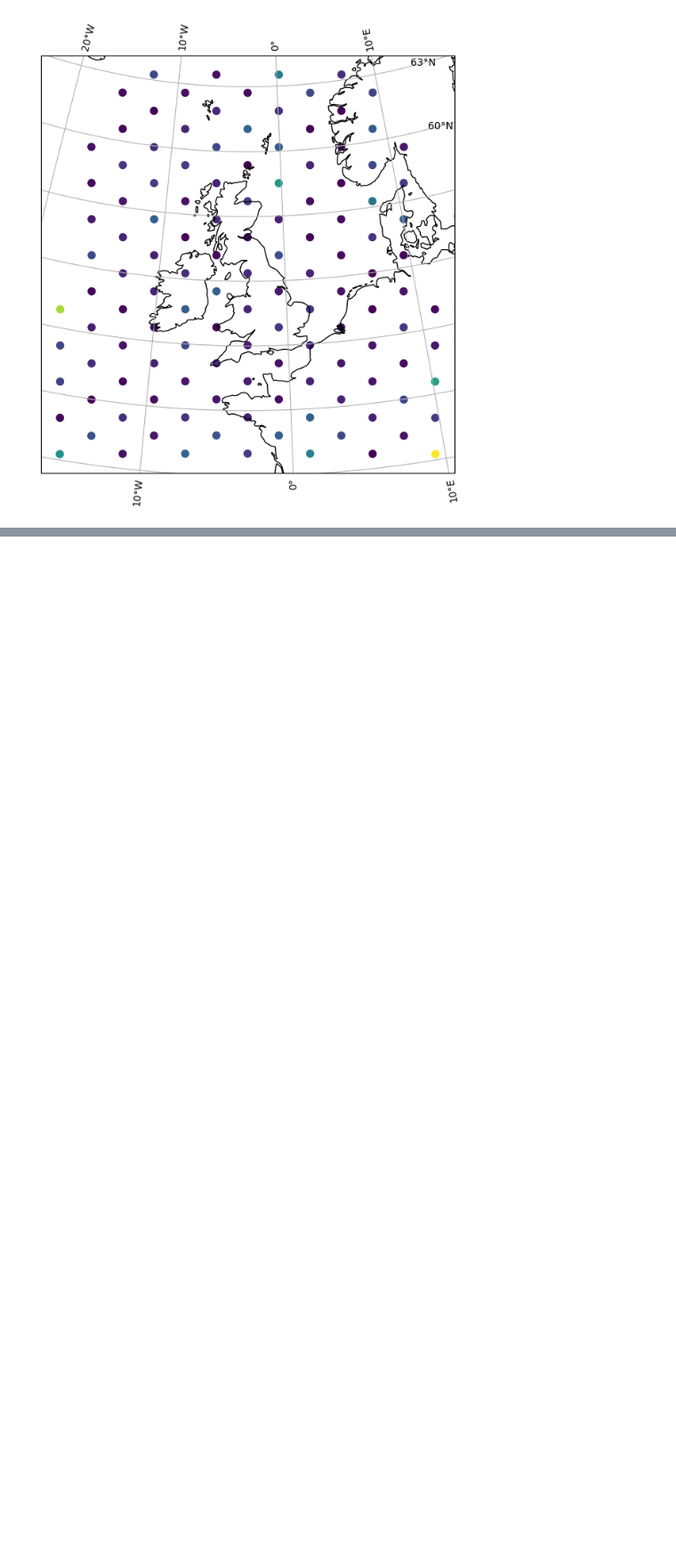
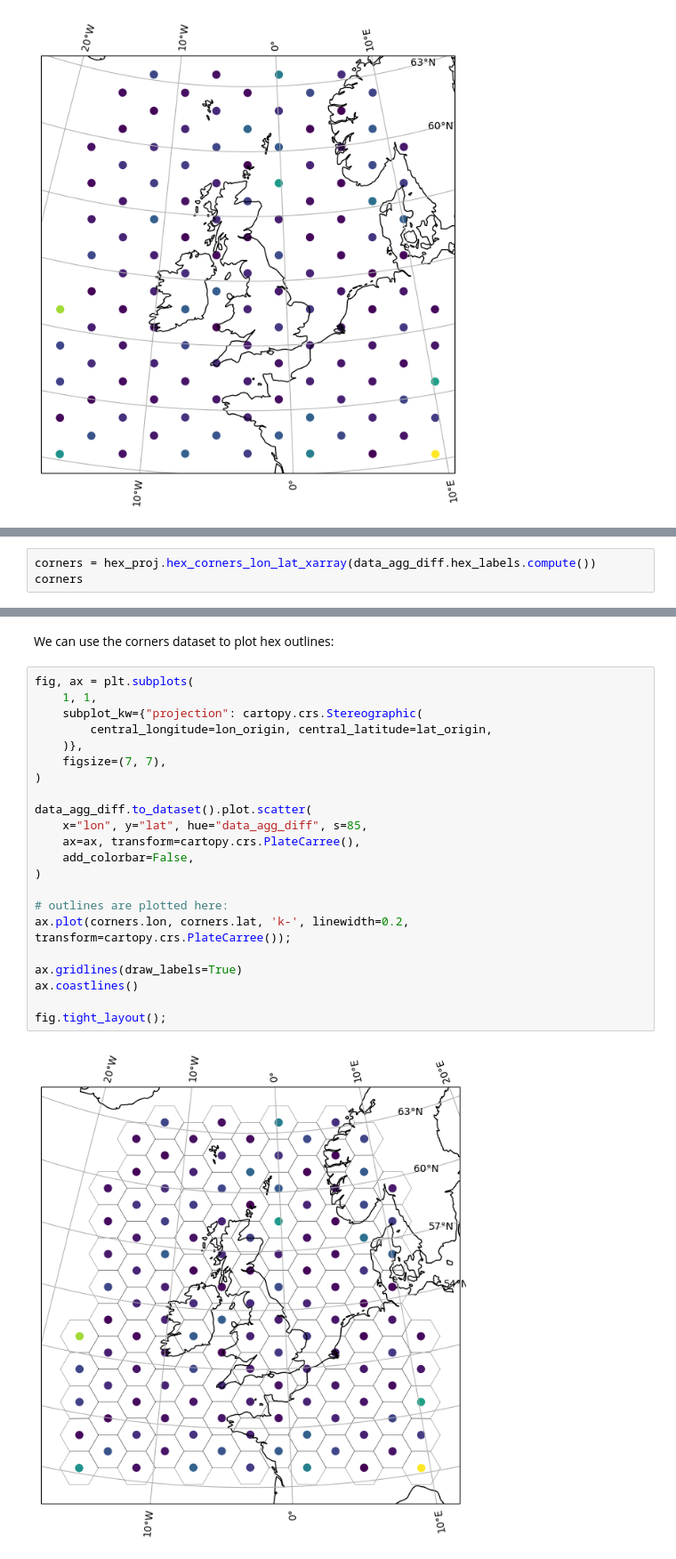
Before and after one commit to willirath/hextraj, a Jupyter notebook: notebooks/hextraj_tutorial.ipynb, the cells around one changed output, grey strips where cells are left out. Shown at 89% size. Drawn from its saved outputs; the diff is of its cells as text; blank space fills up the shorter version.

Commit message:
Add corner construction and plotting'

```diff
--- a/notebooks/hextraj_tutorial.ipynb
+++ b/notebooks/hextraj_tutorial.ipynb
@@ -741,0 +747,3 @@ fig.tight_layout();
+# %%
+corners = hex_proj.hex_corners_lon_lat_xarray(data_agg_diff.hex_labels.compute())
+corners
@@ -741,0 +759,26 @@ fig.tight_layout();
+# %% [markdown]
+We can use the corners dataset to plot hex outlines:
+# %%
+fig, ax = plt.subplots(
+    1, 1,
+    subplot_kw={"projection": cartopy.crs.Stereographic(
+        central_longitude=lon_origin, central_latitude=lat_origin,
+    )},
+    figsize=(7, 7),
+)
+
+data_agg_diff.to_dataset().plot.scatter(
+    x="lon", y="lat", hue="data_agg_diff", s=85,
+    ax=ax, transform=cartopy.crs.PlateCarree(),
+    add_colorbar=False,
+)
+
+# outlines are plotted here:
+ax.plot(corners.lon, corners.lat, 'k-', linewidth=0.2, transform=cartopy.crs.PlateCarree());
+
+ax.gridlines(draw_labels=True)
+ax.coastlines()
+
+fig.tight_layout();
+# %% [output]
+[figure, added]
```
Also changed, not shown: parts of 10 cells of this notebook, 1 other file.
